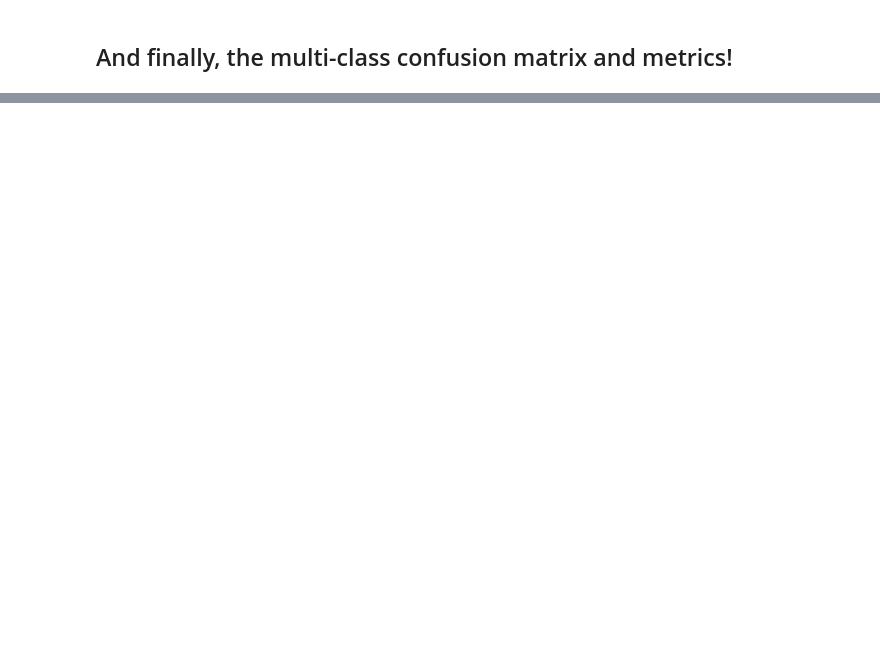
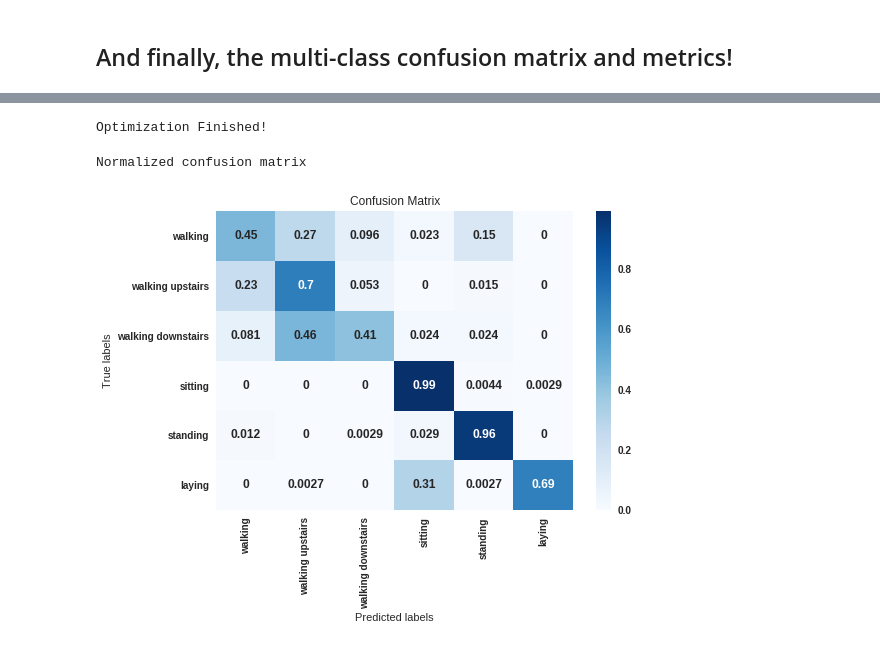
Before and after one commit to ghayth82/activity-recognition-3, a Jupyter notebook: modelbuilding/Build LSTM.ipynb, the cells around one changed output, grey strips where cells are left out. Saved outputs shown, nothing was run; the diff lists cells and outputs as text; code cells hidden in the pictures; blank space fills up the shorter version.

```diff
--- a/modelbuilding/Build LSTM.ipynb
+++ b/modelbuilding/Build LSTM.ipynb
@@ -153,0 +175,3 @@ X_train_used, X_test_used = X_train_padded, X_test_padded
+# %%
+df_training = df[np.logical_and(df['subject_id']!=15,df['subject_id']!=14 )]
+df_test = df[np.logical_or(df['subject_id']==15, df['subject_id']==14 )]
@@ -503,0 +543,16 @@ np.save('y_pred_all', predictions)
+# %%
+model = RNN_classifier(batch_size=30000, n_classes=6, training_iters=150)
+X_test, y_test = model.transform_dataset(X_test_used, y_test)
+X_training, y_training = model.transform_dataset(X_train_used, y_train)
+model.fit(X_training=X_training, y_training= y_training, X_val=X_test, y_val=y_test, transform_data=False)
+y_pred = model.predict(X_test, transform_data=False)
+y_score = model.predict_proba(X_test, transform_data=False)
+# %% [output]
+Optimization Finished!
+# %%
+confusion_matrix = metrics.confusion_matrix(y_test, y_pred)
+plot_cm(confusion_matrix, LABELS)
+plt.show()
+# %% [output]
+Normalized confusion matrix
+[figure, added]
```
Also changed, not shown: parts of 22 cells of this notebook, 23 other files.
